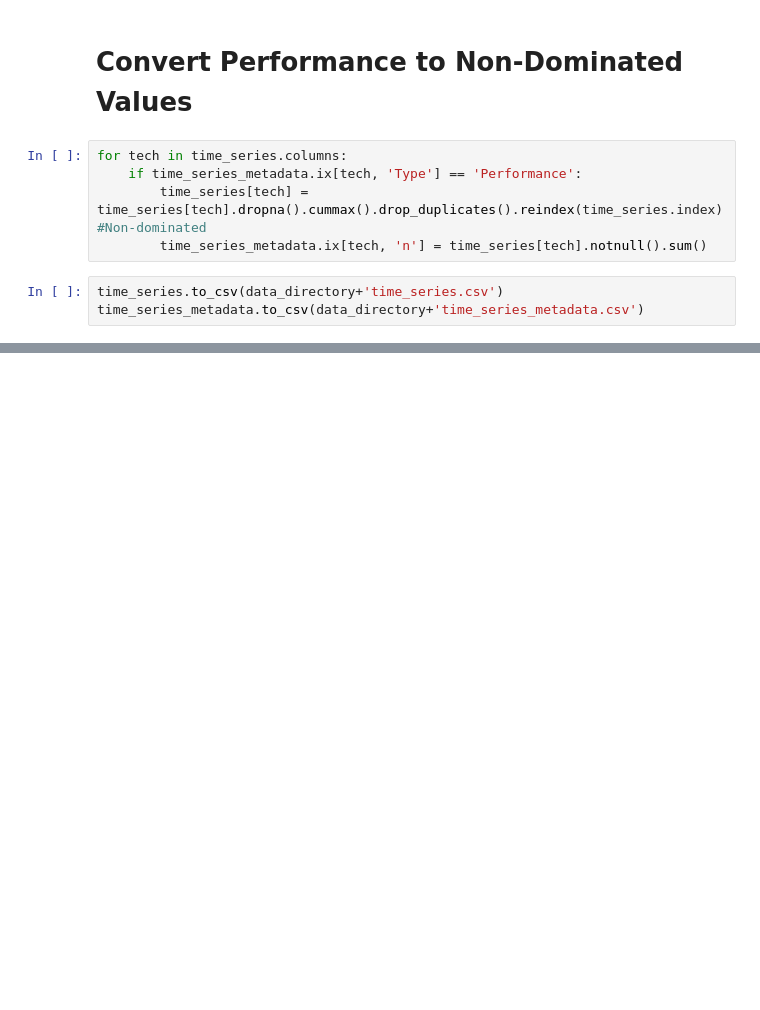
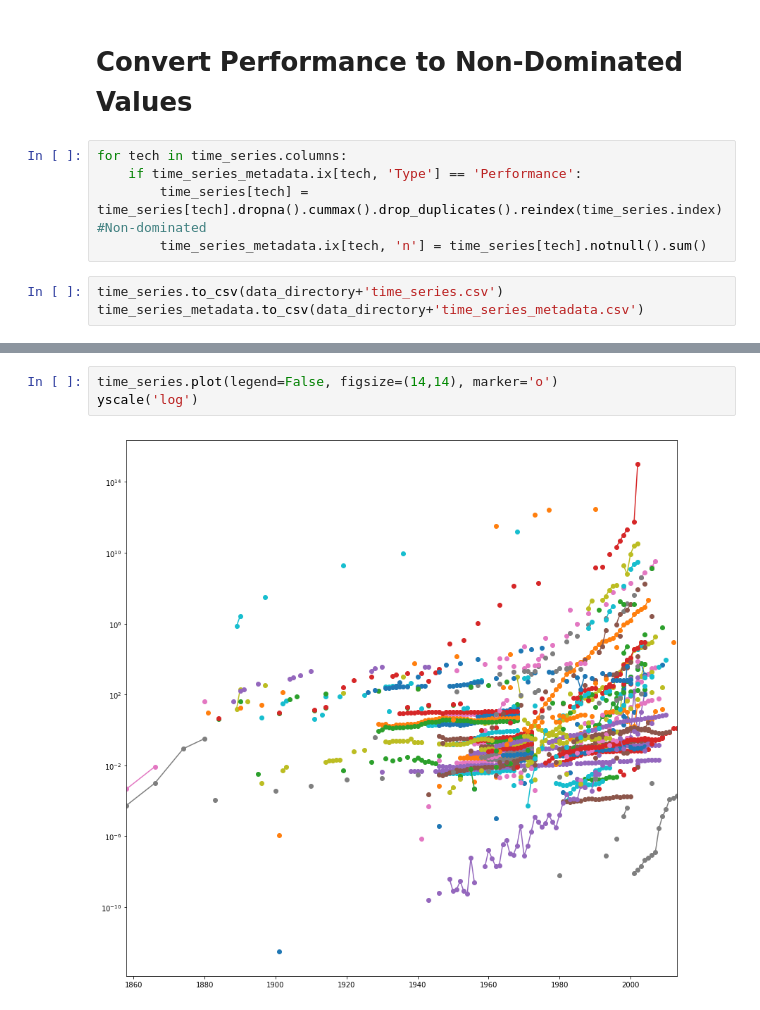
Before and after one commit to jeffalstott/technologytimeseries_forecasting, a Jupyter notebook: src/Original_Technology_Time_Series_Processing.ipynb, the cells around one changed output, grey strips where cells are left out. Saved outputs shown, nothing was run; the diff lists cells and outputs as text; blank space fills up the shorter version.

```diff
--- a/src/Original_Technology_Time_Series_Processing.ipynb
+++ b/src/Original_Technology_Time_Series_Processing.ipynb
@@ -85 +217,6 @@ time_series_metadata.to_csv(data_directory+'time_series_metadata.csv')
+# %%
+time_series.plot(legend=False, figsize=(14,14), marker='o')
+yscale('log')
+# %% [output]
+[figure, added]
 # %%
```
Also changed, not shown: parts of 16 cells of this notebook, 3 other files.
